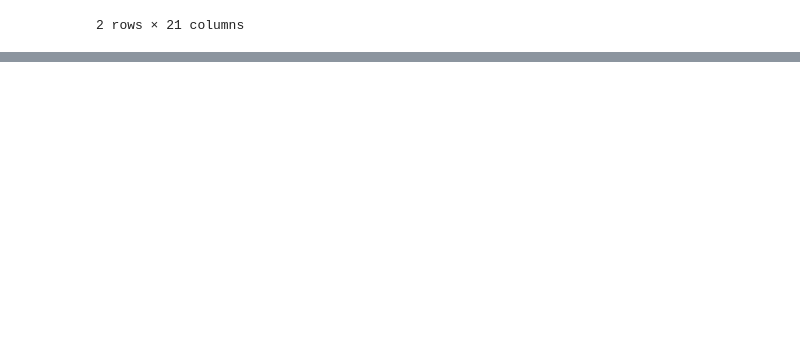
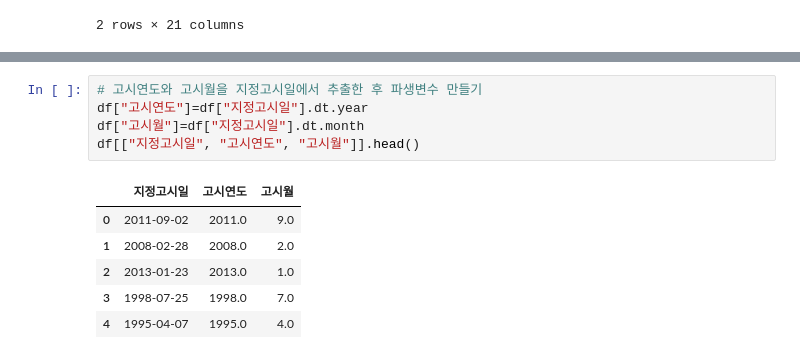
Before and after one commit to pmj3590/inflearn_opendata, a Jupyter notebook: park.ipynb, the cells around one changed output, grey strips where cells are left out. Drawn from its saved outputs; the diff is of its cells as text; blank space fills up the shorter version.

```diff
--- a/park.ipynb
+++ b/park.ipynb
@@ -351,0 +362,12 @@ df[(df["경도"] > 132) | (df["위도"] < 32)]
+# %%
+# 고시연도와 고시월을 지정고시일에서 추출한 후 파생변수 만들기
+df["고시연도"]=df["지정고시일"].dt.year
+df["고시월"]=df["지정고시일"].dt.month
+df[["지정고시일", "고시연도", "고시월"]].head()
+# %% [output]
+|  | 지정고시일 | 고시연도 | 고시월 |
+| 0 | 2011-09-02 | 2011.0 | 9.0 |
+| 1 | 2008-02-28 | 2008.0 | 2.0 |
+| 2 | 2013-01-23 | 2013.0 | 1.0 |
+| 3 | 1998-07-25 | 1998.0 | 7.0 |
+| 4 | 1995-04-07 | 1995.0 | 4.0 |
```
Also changed, not shown: parts of 20 cells of this notebook.
